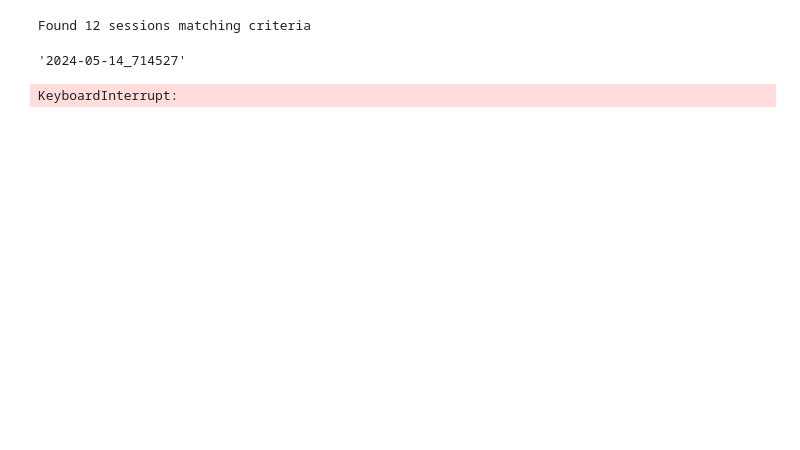
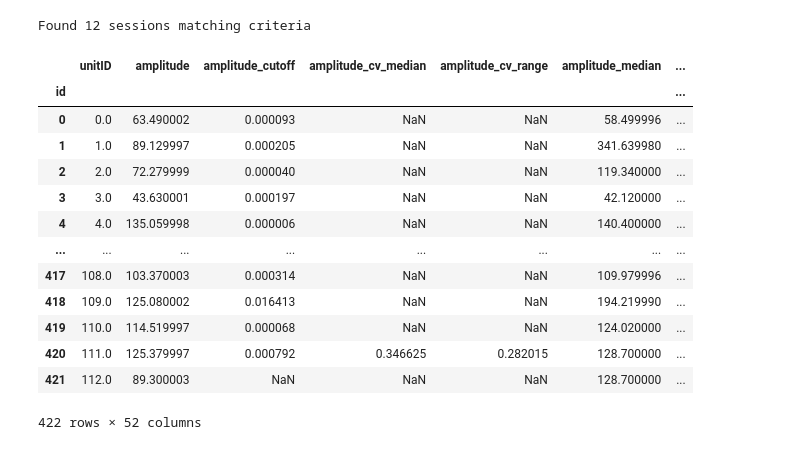
Before and after one commit to leesuyee/np-ultra-nwb-updates, a Jupyter notebook: nwb_modification_run.ipynb, the cells around one changed output. Cells and saved outputs as stored; diff of their text form; code cells hidden in the pictures; blank space fills up the shorter version.

```diff
--- a/nwb_modification_run.ipynb
+++ b/nwb_modification_run.ipynb
@@ -498,7 +556,7 @@ PermissionError: [Errno 13] Permission denied: '/Volumes/scratch/suyee.lee/eceph
 # %%
 # Check outputs of new nwb file
 #
-new_nwb = '/Volumes/aind/scratch/suyee.lee/ecephys_714527_2024-05-14_13-22-07_experiment1_recording1.nwb'
+new_nwb = '/Volumes/scratch/suyee.lee/ecephys_714527_2024-05-14_13-22-07_experiment1_recording1.nwb'
 
 with hdmf_zarr.NWBZarrIO(new_nwb, mode='r') as io:
     new_nwbfile = io.read()
@@ -542,14 +618,10 @@ filtered_session_list = get_sessions_of_interest(
     )
 # %% [output]
 Found 12 sessions matching criteria
-# %%
-session_name
-# %% [output]
-'2024-05-14_714527'
 # %%
 import re
 
-session_folder = '/Volumes/aind/scratch/andrew.shelton/NPUltra_data/raw_npultra_data/2024-05-14_714527'
+session_folder = '/Volumes/scratch/andrew.shelton/NPUltra_data/raw_npultra_data/2024-05-14_714527'
 session_name = filtered_session_list[0]
 session_pattern = r'\d{4}-\d{2}-\d{2}_(\d{6})'
 match = re.search(session_pattern, session_name)
@@ -563,31 +635,44 @@ if not subject_dir:
     print(f"No directory containing '{subject_id}' found in {session_folder}")
 
 nwb_pattern = os.path.join(subject_dir[0], "*.nwb")
 nwb_path.extend(glob.glob(nwb_pattern))
 
 if not os.path.exists(nwb_path[0]):
     print(f"NWB file {nwb_path[0]} does not exist")
 
 # Load nwb file using
 #
 with hdmf_zarr.NWBZarrIO(nwb_path[0], mode='r') as io:
     nwbfile = io.read()
     # Get units table
     units_table = nwbfile.units.to_dataframe()
 
 # Modify units table
 modified_units_table = units_table.copy()  # Create a copy to avoid modifying the original
 modified_units_table = modified_units_table.rename(columns={
     'ks_unit_id': 'unitID'
 })
 
 # Reorganize columns alphabetically
 modified_units_table = modified_units_table.reindex(sorted(modified_units_table.columns), axis=1)
 # Reorganize columns again by putting unitID first
 unitID_col = modified_units_table.pop('unitID') # Remove the column
 modified_units_table.insert(0, 'unitID', unitID_col) # Insert it back at the beginning
 
 # Save modified units table
 modified_units_table
 # %% [output]
+|  | unitID | amplitude | amplitude_cutoff | amplitude_cv_median | amplitude_cv_range | amplitude_median | ... |
+| id |  |  |  |  |  |  | ... |
+| 0 | 0.0 | 63.490002 | 0.000093 | NaN | NaN | 58.499996 | ... |
+| 1 | 1.0 | 89.129997 | 0.000205 | NaN | NaN | 341.639980 | ... |
+| 2 | 2.0 | 72.279999 | 0.000040 | NaN | NaN | 119.340000 | ... |
+| 3 | 3.0 | 43.630001 | 0.000197 | NaN | NaN | 42.120000 | ... |
+| 4 | 4.0 | 135.059998 | 0.000006 | NaN | NaN | 140.400000 | ... |
+| ... | ... | ... | ... | ... | ... | ... | ... |
+| 417 | 108.0 | 103.370003 | 0.000314 | NaN | NaN | 109.979996 | ... |
+| 418 | 109.0 | 125.080002 | 0.016413 | NaN | NaN | 194.219990 | ... |
+| 419 | 110.0 | 114.519997 | 0.000068 | NaN | NaN | 124.020000 | ... |
+| 420 | 111.0 | 125.379997 | 0.000792 | 0.346625 | 0.282015 | 128.700000 | ... |
+| 421 | 112.0 | 89.300003 | NaN | NaN | NaN | 128.700000 | ... |
-KeyboardInterrupt:
+422 rows × 52 columns
```
Also changed, not shown: parts of 8 cells of this notebook, 1 other file.
